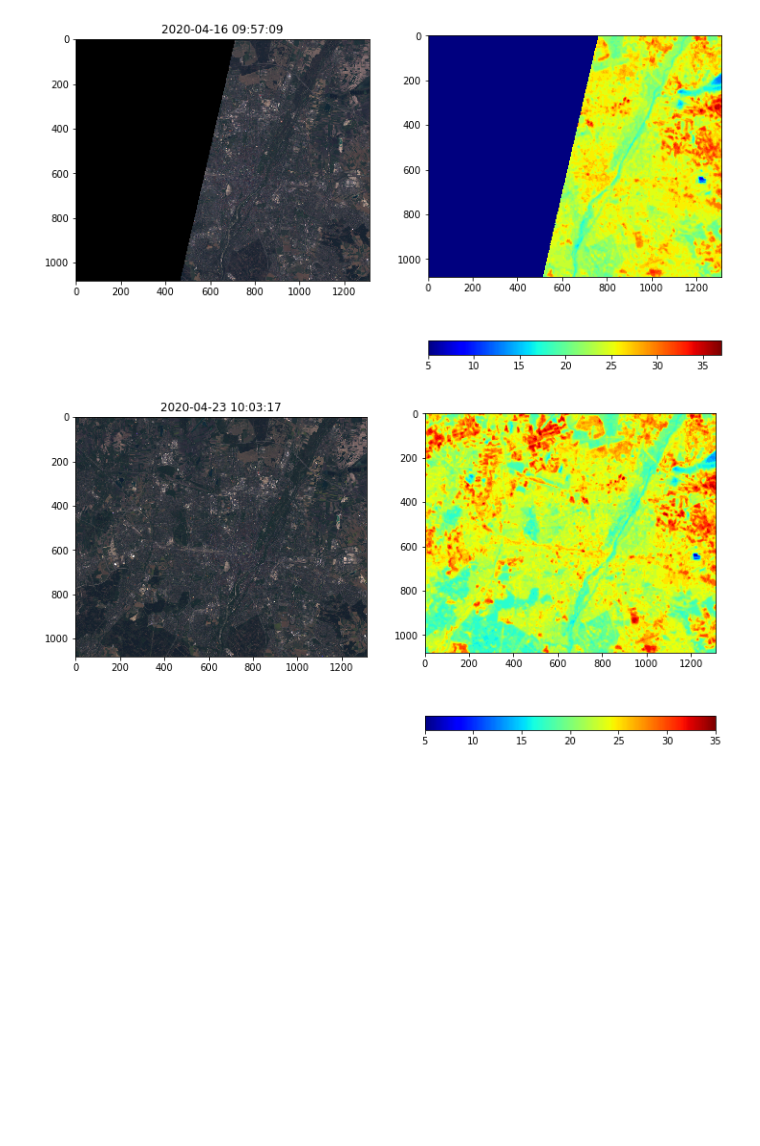
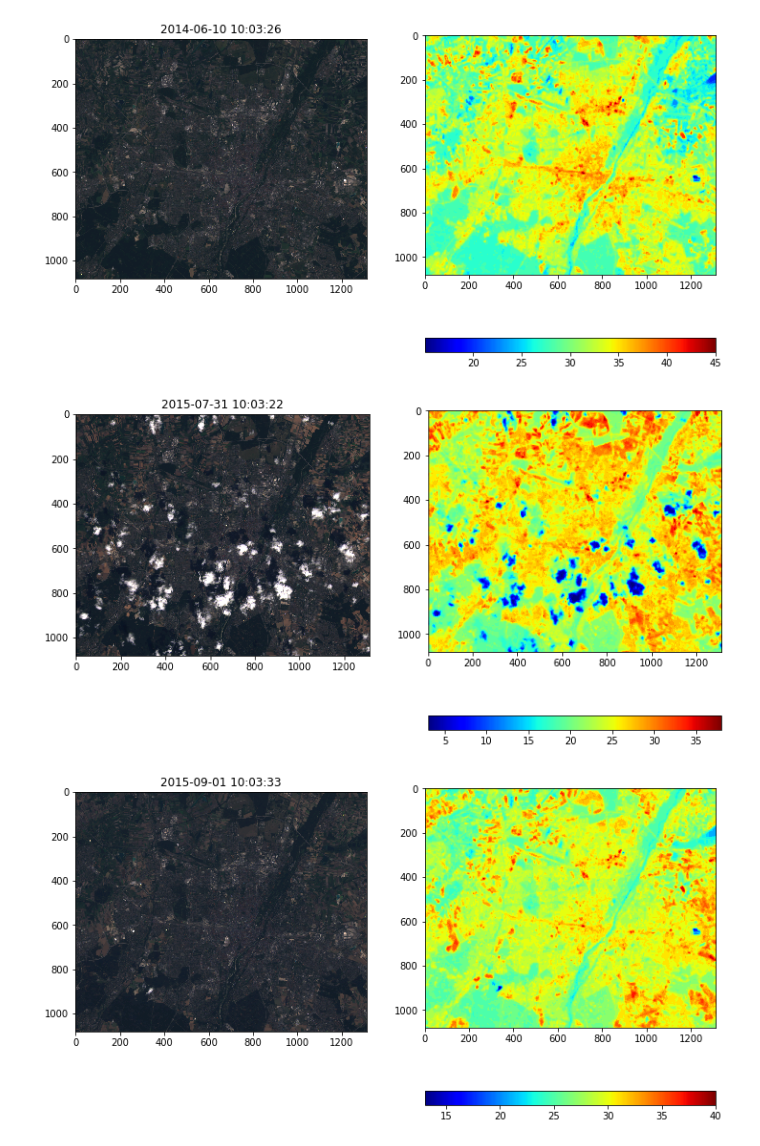
Before and after one commit to sanchitchip/BR_AI, a Jupyter notebook: example/LST_ROI.ipynb, the cells around one changed output. Drawn from its saved outputs; the diff is of its cells as text; code cells hidden in the pictures; blank space fills up the shorter version.

Commit message:
added code to get multiple images for 8 years for a particular month

```diff
--- a/example/LST_ROI.ipynb
+++ b/example/LST_ROI.ipynb
@@ -125,0 +49,10 @@ eopatch_data = vband.data['L1C_data']
+# %%
+year_range = range(2013,2020)
+date_range = [1,30]
+month = [6,9]
+# %%
+vtime_interval = []
+for idx,val in enumerate(year_range):
+    vstrt = str(val)+'-0'+str(month[0])+'-0'+str(date_range[0])
+    vend = str(val)+'-0'+str(month[1])+'-'+str(date_range[1])
+    vtime_interval.append((vstrt,vend))
@@ -163,13 +125,18 @@ vImg = np.stack([vR,vG,vB],axis =3)
 vImg = (vImg *(255/  np.max(vImg))).astype(np.uint8)
 vImg = (vImg*(3.5/255))
 # %%
-def plot_LST_true(True_Image,LST,date):
+def plot_LST_true(True_Image,LST,date,cmp=None):
     # to remove the clipping warning/logging.
+#    pdb.set_trace()
     logger = logging.getLogger()
     old_level = logger.level
     logger.setLevel(100)
     ## the above part is only to remove the clipping warning and has no other relevance to the plot code.
-    norm = Normalize(vmin=5,vmax=np.max(LST))
+    if cmp is not None:
+        norm = Normalize(vmin=cmp[0],vmax=cmp[1])
+    else:
+        norm = Normalize(vmin=np.min(LST),vmax=np.max(LST))
+
     plt.rcParams['figure.figsize'] = [12, 8]
     f, (ax1,ax2) = plt.subplots(1,2)
     im = ax2.imshow(LST,cmap=plt.cm.jet,norm=norm)
@@ -179,12 +146,17 @@ def plot_LST_true(True_Image,LST,date):
     plt.show()
 # %%
 def plot_all_LST(True_Image,LST,date):
+    vmax = np.max(LST)
+    vmin = np.min(LST)
+    cmp = (vmax,vmin)
     assert True_Image.shape[:-1] == LST.shape
     vSze = True_Image.shape[0]
     for i in range(vSze):
-        plot_LST_true(True_Image[i],LST[i],date[i])
+        plot_LST_true(True_Image[i],LST[i],date[i],cmp = None )
+        #plot_LST_true(True_Image[i],LST[i],date[i],cmp = cmp )
 # %%
-plot_all_LST(vImg,vLST,vband.timestamp)
+plot_all_LST(vImg,vLST,vtimestamp)
 # %% [output]
-[figure, old version]
+[figure, new version]
-[figure, old version]
+[figure, new version]
+[figure, added]
```
Also changed, not shown: parts of 15 cells of this notebook.
